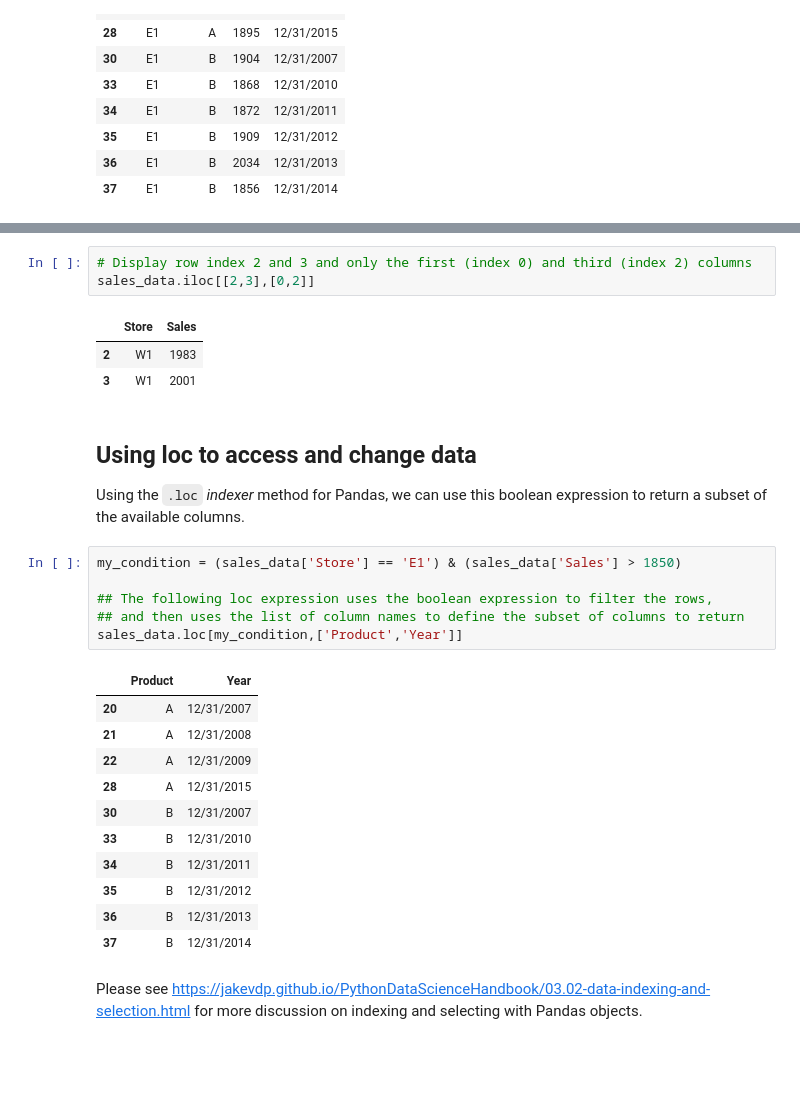
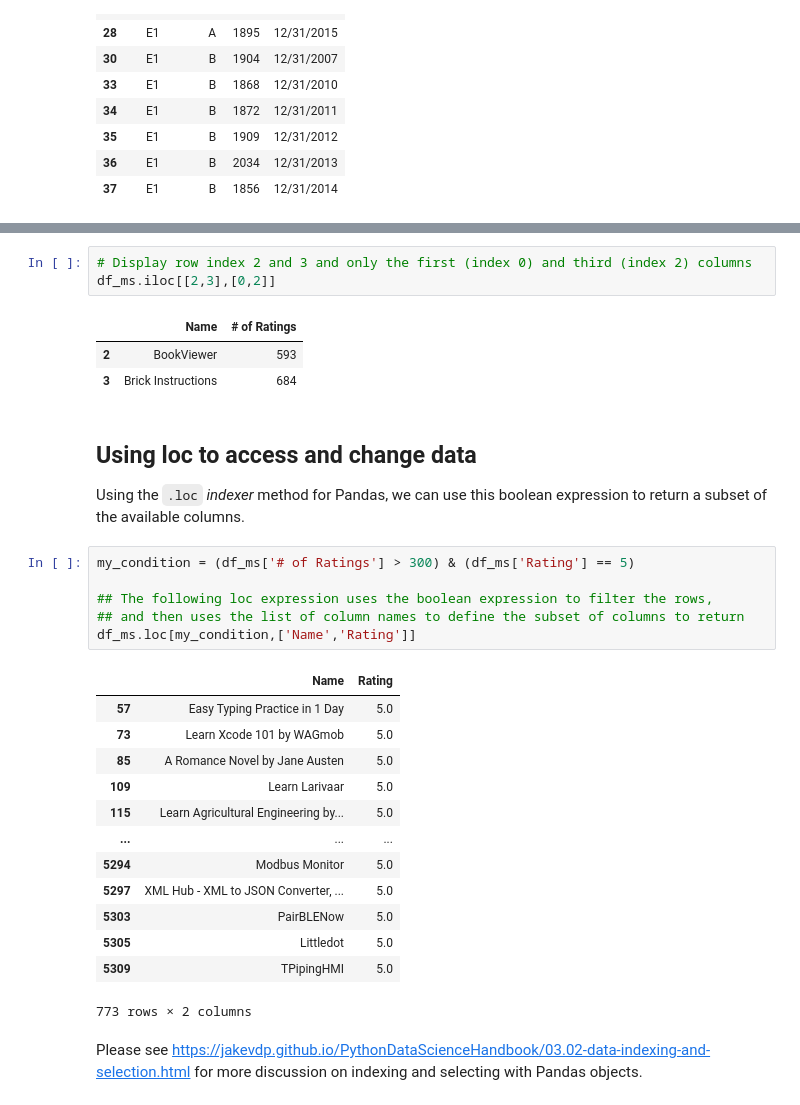
Before and after one commit to gregbott/Python_For_Business_Students, a Jupyter notebook: Pandas.ipynb, the cells around one changed output, grey strips where cells are left out. Cells and saved outputs as stored; diff of their text form; blank space fills up the shorter version.

```diff
--- a/Pandas.ipynb
+++ b/Pandas.ipynb
@@ -660,31 +662,33 @@ sales_data.iloc[[0,2]]
 # %%
 # Display row index 2 and 3 and only the first (index 0) and third (index 2) columns
-sales_data.iloc[[2,3],[0,2]]
+df_ms.iloc[[2,3],[0,2]]
 # %% [output]
-|  | Store | Sales |
-| 2 | W1 | 1983 |
-| 3 | W1 | 2001 |
+|  | Name | # of Ratings |
+| 2 | BookViewer | 593 |
+| 3 | Brick Instructions | 684 |
 # %% [markdown]
 ## Using loc to access and change data
 Using the `.loc` *indexer* method for Pandas, we can use this boolean expression to return a subset of the available columns.
 # %%
-my_condition = (sales_data['Store'] == 'E1') & (sales_data['Sales'] > 1850)
+my_condition = (df_ms['# of Ratings'] > 300) & (df_ms['Rating'] == 5)
 
 ## The following loc expression uses the boolean expression to filter the rows,
 ## and then uses the list of column names to define the subset of columns to return
-sales_data.loc[my_condition,['Product','Year']]
+df_ms.loc[my_condition,['Name','Rating']]
 # %% [output]
-|  | Product | Year |
-| 20 | A | 12/31/2007 |
-| 21 | A | 12/31/2008 |
-| 22 | A | 12/31/2009 |
-| 28 | A | 12/31/2015 |
-| 30 | B | 12/31/2007 |
-| 33 | B | 12/31/2010 |
-| 34 | B | 12/31/2011 |
-| 35 | B | 12/31/2012 |
-| 36 | B | 12/31/2013 |
-| 37 | B | 12/31/2014 |
+|  | Name | Rating |
+| 57 | Easy Typing Practice in 1 Day | 5.0 |
+| 73 | Learn Xcode 101 by WAGmob | 5.0 |
+| 85 | A Romance Novel by Jane Austen | 5.0 |
+| 109 | Learn Larivaar | 5.0 |
+| 115 | Learn Agricultural Engineering by... | 5.0 |
+| ... | ... | ... |
+| 5294 | Modbus Monitor | 5.0 |
+| 5297 | XML Hub - XML to JSON Converter, ... | 5.0 |
+| 5303 | PairBLENow | 5.0 |
+| 5305 | Littledot | 5.0 |
+| 5309 | TPipingHMI | 5.0 |
+773 rows × 2 columns
 # %% [markdown]
 Please see https://jakevdp.github.io/PythonDataScienceHandbook/03.02-data-indexing-and-selection.html for more discussion on indexing and selecting with Pandas objects.
 # %% [markdown]
```
Also changed, not shown: parts of 33 cells of this notebook, 2 other files.
